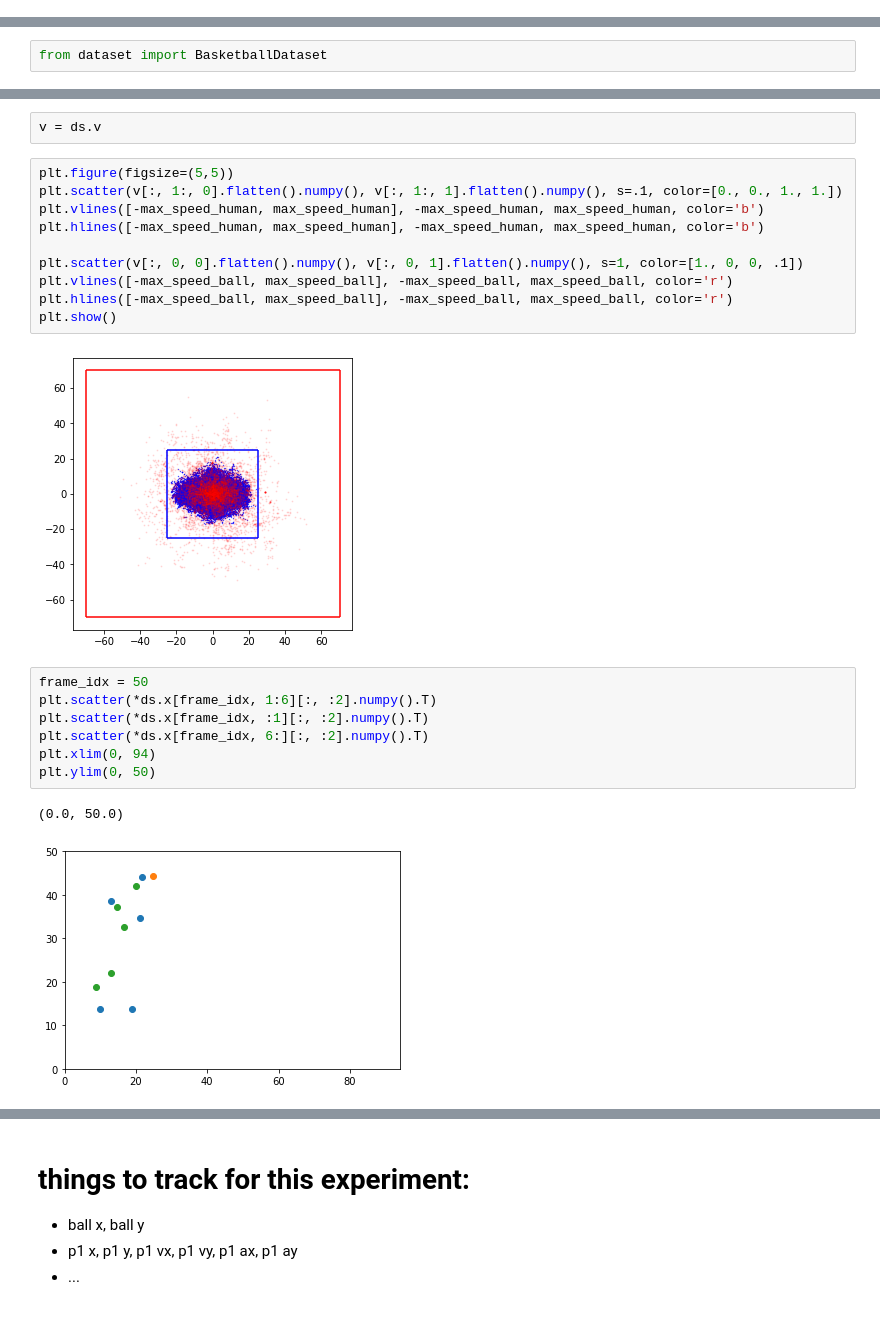
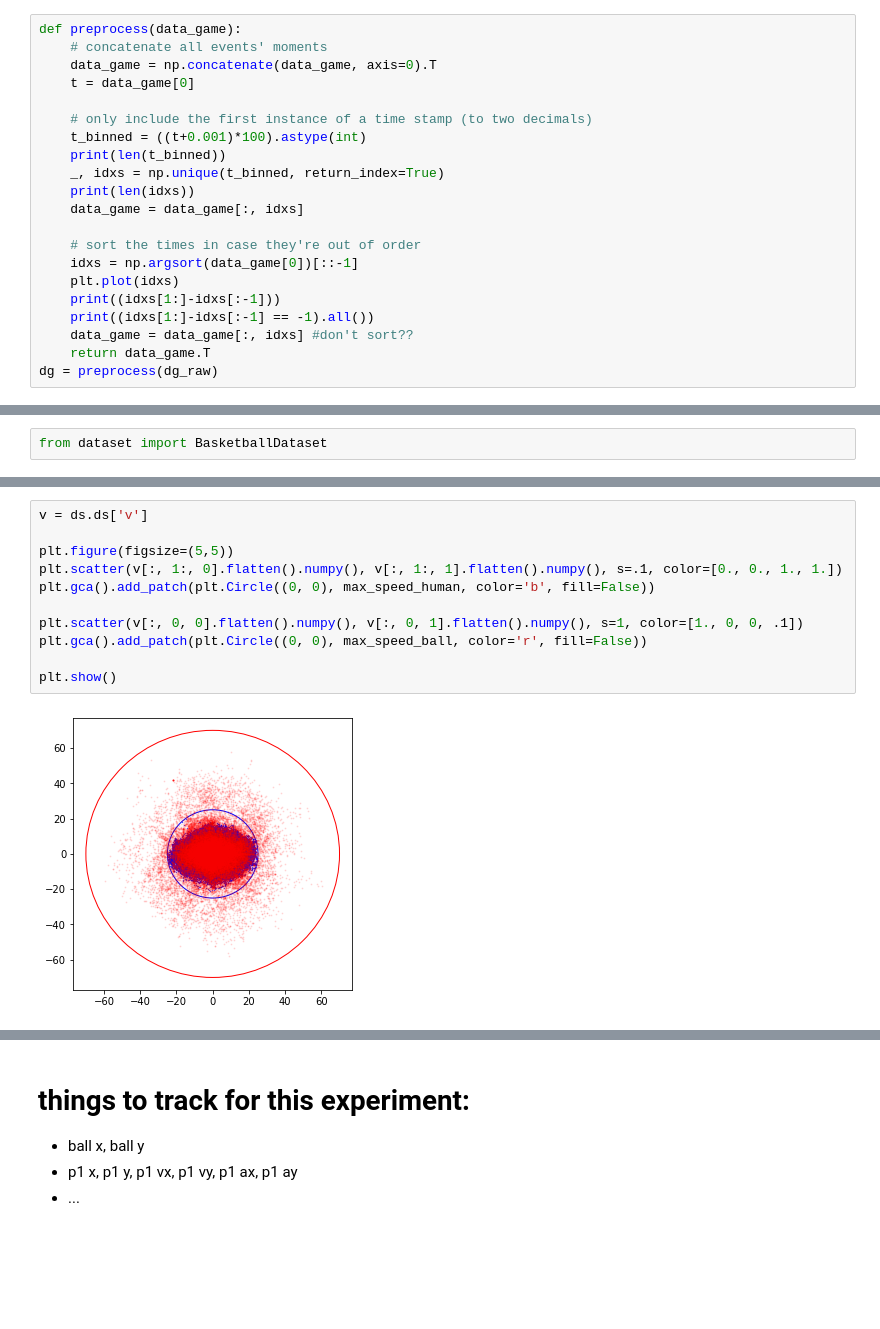
Before and after one commit to akarshkumar0101/basketball-rl, a Jupyter notebook: NBA-Player-Movements-master/testing.ipynb, the cells around one changed output, grey strips where cells are left out. Saved outputs shown, nothing was run; the diff lists cells and outputs as text; blank space fills up the shorter version.

```diff
--- a/NBA-Player-Movements-master/testing.ipynb
+++ b/NBA-Player-Movements-master/testing.ipynb
@@ -60,3 +60,24 @@ import preprocess
 dg_raw = preprocess.load_data_game(game, tqdm=tqdm)
 dg = preprocess.preprocess(dg_raw)
 # list(zip([e.shape for e in dg_raw], [e[:, 2].sum() for e in dg_raw]))
+# %%
+def preprocess(data_game):
+    # concatenate all events' moments
+    data_game = np.concatenate(data_game, axis=0).T
+    t = data_game[0]
+
+    # only include the first instance of a time stamp (to two decimals)
+    t_binned = ((t+0.001)*100).astype(int)
+    print(len(t_binned))
+    _, idxs = np.unique(t_binned, return_index=True)
+    print(len(idxs))
+    data_game = data_game[:, idxs]
+
+    # sort the times in case they're out of order
+    idxs = np.argsort(data_game[0])[::-1]
+    plt.plot(idxs)
+    print((idxs[1:]-idxs[:-1]))
+    print((idxs[1:]-idxs[:-1] == -1).all())
+    data_game = data_game[:, idxs] #don't sort??
+    return data_game.T
+dg = preprocess(dg_raw)
@@ -322,24 +244,13 @@ plt.yscale('log')
-# %%
-v = ds.v
 # %%
+v = ds.ds['v']
+
 plt.figure(figsize=(5,5))
 plt.scatter(v[:, 1:, 0].flatten().numpy(), v[:, 1:, 1].flatten().numpy(), s=.1, color=[0., 0., 1., 1.])
-plt.vlines([-max_speed_human, max_speed_human], -max_speed_human, max_speed_human, color='b')
-plt.hlines([-max_speed_human, max_speed_human], -max_speed_human, max_speed_human, color='b')
+plt.gca().add_patch(plt.Circle((0, 0), max_speed_human, color='b', fill=False))
 
 plt.scatter(v[:, 0, 0].flatten().numpy(), v[:, 0, 1].flatten().numpy(), s=1, color=[1., 0, 0, .1])
-plt.vlines([-max_speed_ball, max_speed_ball], -max_speed_ball, max_speed_ball, color='r')
-plt.hlines([-max_speed_ball, max_speed_ball], -max_speed_ball, max_speed_ball, color='r')
+plt.gca().add_patch(plt.Circle((0, 0), max_speed_ball, color='r', fill=False))
+
 plt.show()
 # %% [output]
-[figure, old version]
+[figure, new version]
-# %%
-frame_idx = 50
-plt.scatter(*ds.x[frame_idx, 1:6][:, :2].numpy().T)
-plt.scatter(*ds.x[frame_idx, :1][:, :2].numpy().T)
-plt.scatter(*ds.x[frame_idx, 6:][:, :2].numpy().T)
-plt.xlim(0, 94)
-plt.ylim(0, 50)
-# %% [output]
-(0.0, 50.0)
-[figure, removed]
```
Also changed, not shown: parts of 54 cells of this notebook, 4 other files.
